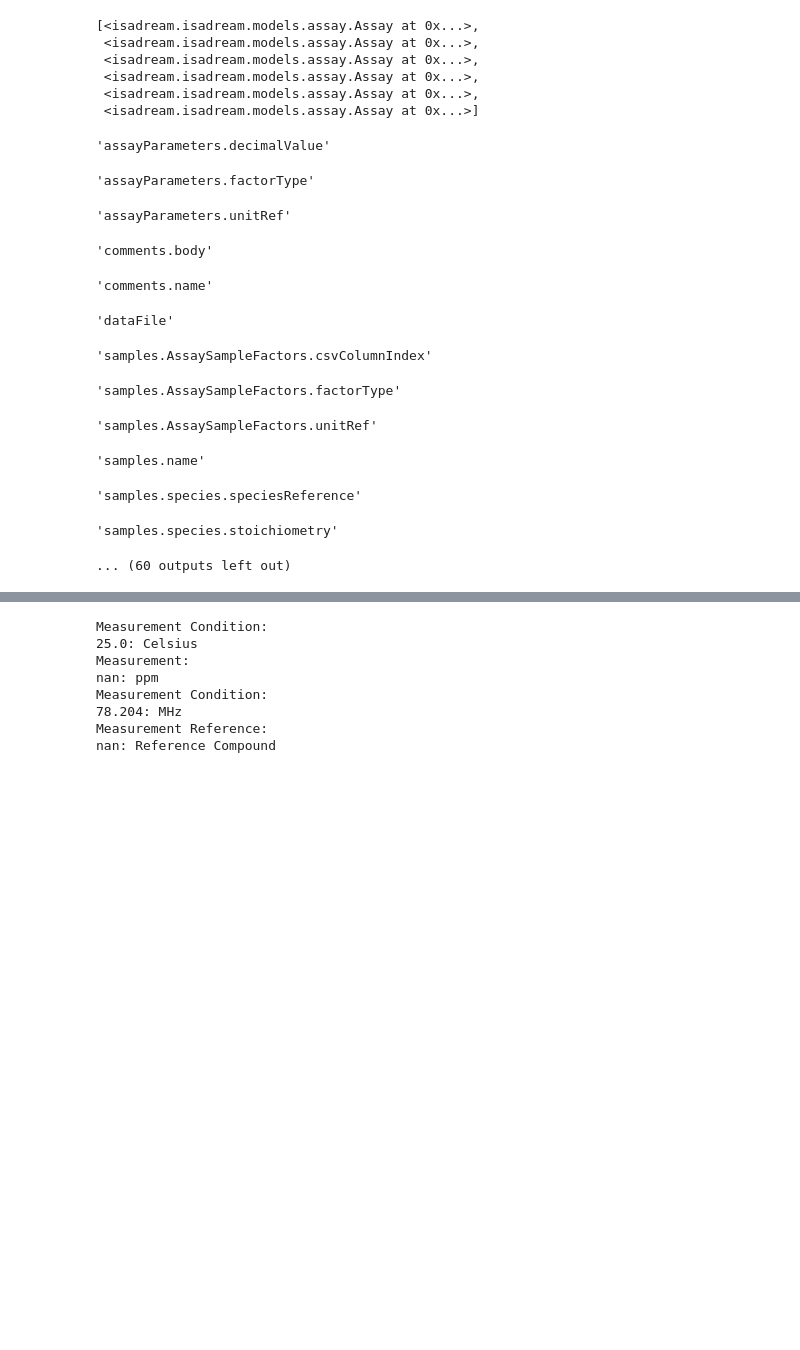
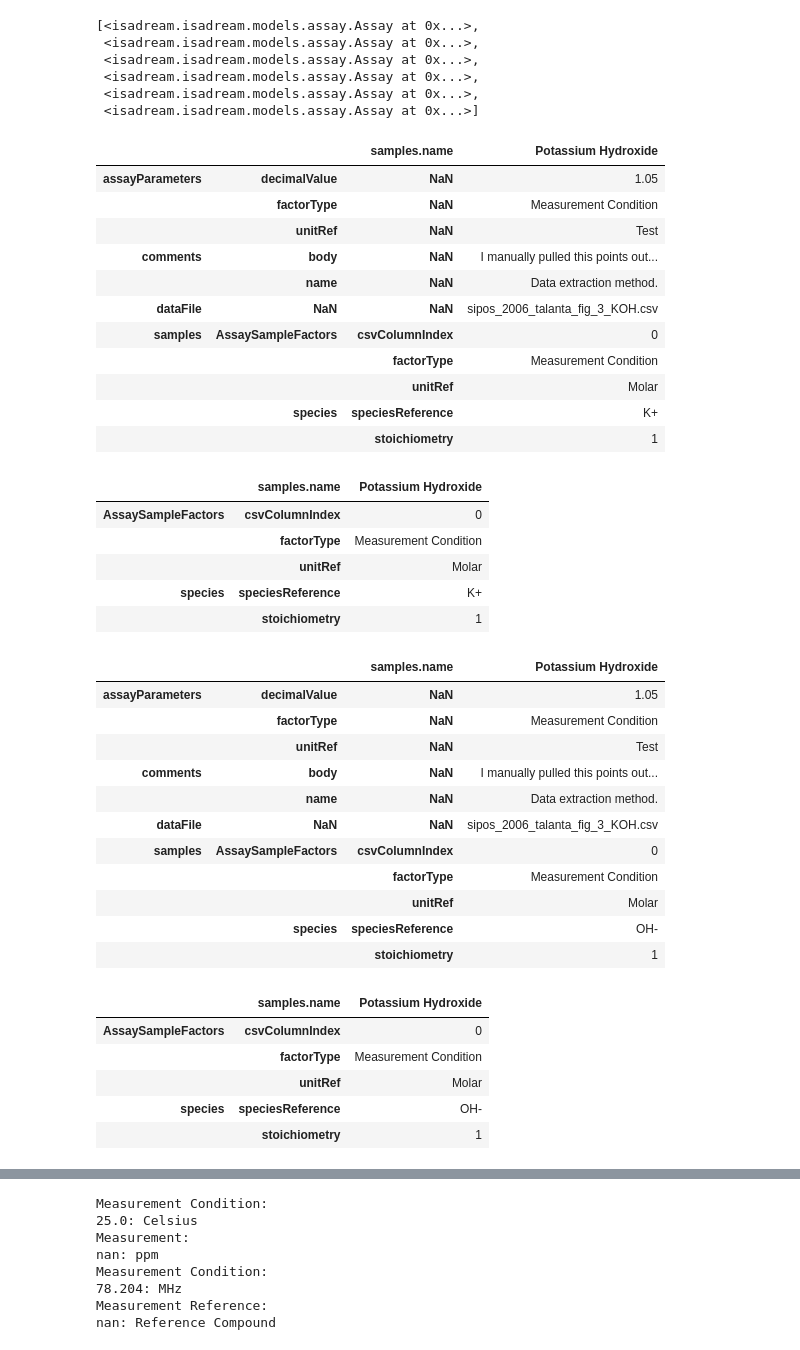
Before and after one commit to biggstd/isaDream, a Jupyter notebook: dev_notebooks/AssayClass.ipynb, the cells around one changed output, grey strips where cells are left out. Saved outputs shown, nothing was run; the diff lists cells and outputs as text; code cells hidden in the pictures; blank space fills up the shorter version.

Commit message:
More model updates.

```diff
--- a/dev_notebooks/AssayClass.ipynb
+++ b/dev_notebooks/AssayClass.ipynb
@@ -18,5 +30,5 @@ MODEL = DrupalNode(SIPOS_DEMO)
 # %%
-for key, df in MODEL._sample_groups:
+for df in MODEL._sample_groups:
     display(df.T)
 # %% [output]
 |  |  | sampleName | Aluminate Solution |
@@ -64,26 +80,47 @@ MODEL.assays
  <isadream.isadream.models.assay.Assay at 0x...>,
  <isadream.isadream.models.assay.Assay at 0x...>,
  <isadream.isadream.models.assay.Assay at 0x...>]
-# %%
-MODEL = DrupalNode(SIPOS_DEMO)
-for s in MODEL.assays:
-    for f in s.samples:
-        display(f)
-#         display(f.sources)
-
-#         break
-#     break
-# %% [output]
-'assayParameters.decimalValue'
-'assayParameters.factorType'
-'assayParameters.unitRef'
-'comments.body'
-'comments.name'
-'dataFile'
-'samples.AssaySampleFactors.csvColumnIndex'
-'samples.AssaySampleFactors.factorType'
-'samples.AssaySampleFactors.unitRef'
-'samples.name'
-'samples.species.speciesReference'
-'samples.species.stoichiometry'
-... (60 outputs left out)
+# %%
+MODEL = DrupalNode(SIPOS_DEMO)
+for a in MODEL.assays:
+    for df in a.sample_groups:
+        display(df.T)
+        display(df.T.xs('samples'))
+#         assert 'assayParameters' in df.T.index.values
+# %% [output]
+|  |  | samples.name | Potassium Hydroxide |
+| assayParameters | decimalValue | NaN | 1.05 |
+|  | factorType | NaN | Measurement Condition |
+|  | unitRef | NaN | Test |
+| comments | body | NaN | I manually pulled this points out... |
+|  | name | NaN | Data extraction method. |
+| dataFile | NaN | NaN | sipos_2006_talanta_fig_3_KOH.csv |
+| samples | AssaySampleFactors | csvColumnIndex | 0 |
+|  |  | factorType | Measurement Condition |
+|  |  | unitRef | Molar |
+|  | species | speciesReference | K+ |
+|  |  | stoichiometry | 1 |
+|  | samples.name | Potassium Hydroxide |
+| AssaySampleFactors | csvColumnIndex | 0 |
+|  | factorType | Measurement Condition |
+|  | unitRef | Molar |
+| species | speciesReference | K+ |
+|  | stoichiometry | 1 |
+|  |  | samples.name | Potassium Hydroxide |
+| assayParameters | decimalValue | NaN | 1.05 |
+|  | factorType | NaN | Measurement Condition |
+|  | unitRef | NaN | Test |
+| comments | body | NaN | I manually pulled this points out... |
+|  | name | NaN | Data extraction method. |
+| dataFile | NaN | NaN | sipos_2006_talanta_fig_3_KOH.csv |
+| samples | AssaySampleFactors | csvColumnIndex | 0 |
+|  |  | factorType | Measurement Condition |
+|  |  | unitRef | Molar |
+|  | species | speciesReference | OH- |
+|  |  | stoichiometry | 1 |
+|  | samples.name | Potassium Hydroxide |
+| AssaySampleFactors | csvColumnIndex | 0 |
+|  | factorType | Measurement Condition |
+|  | unitRef | Molar |
+| species | speciesReference | OH- |
+|  | stoichiometry | 1 |
```
Also changed, not shown: parts of 5 cells of this notebook, 5 other files.
